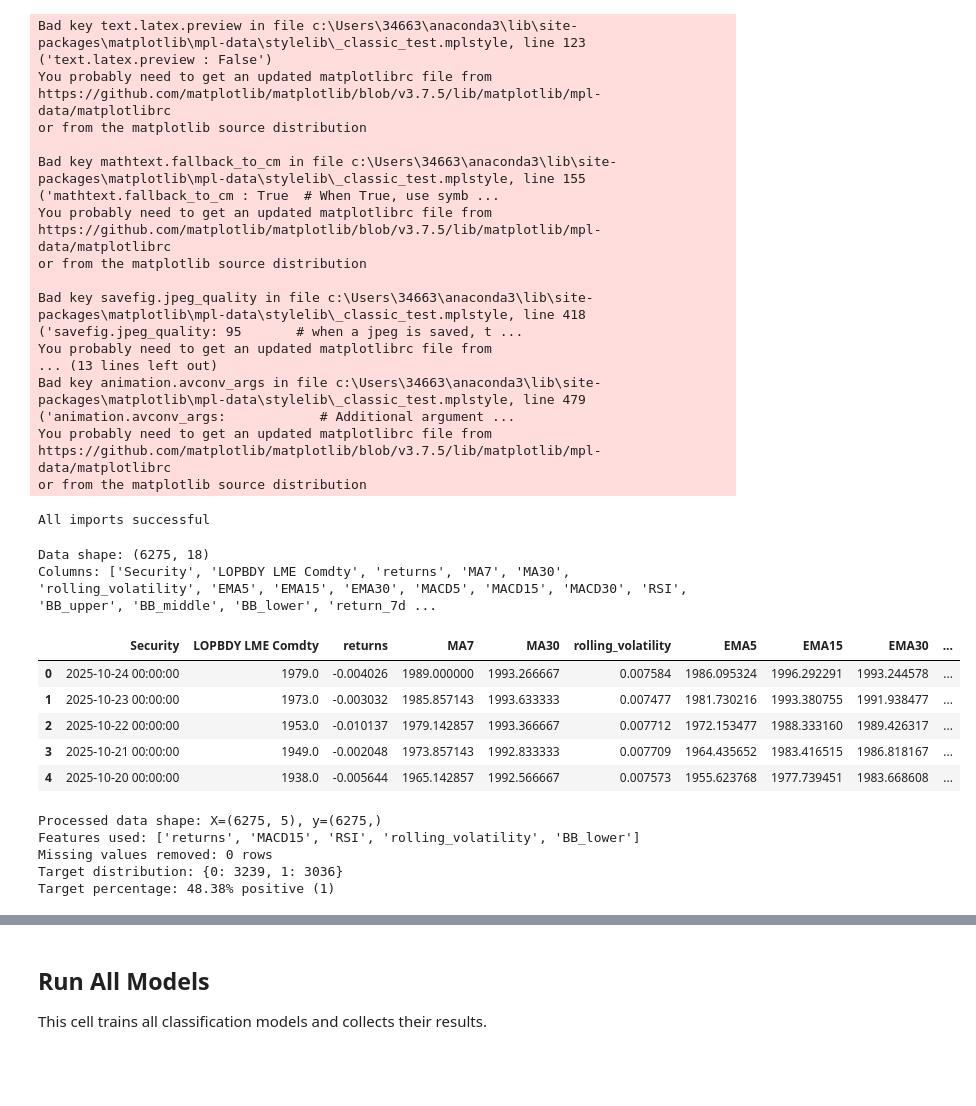
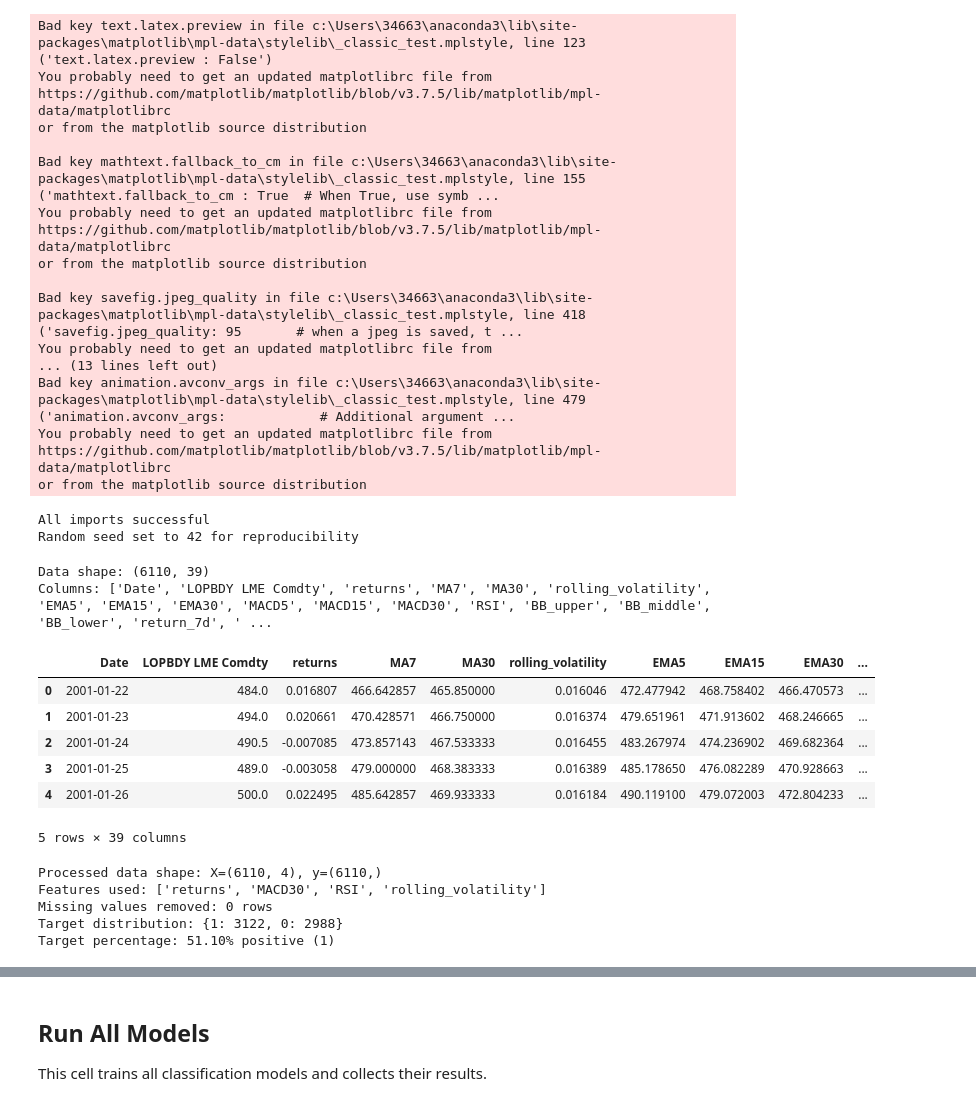
Before and after one commit to cg4761-cmyk/Project_Macro_Impact_On_Lead, a Jupyter notebook: notebooks/model_comparision_classification.ipynb, the cells around one changed output, grey strips where cells are left out. Drawn from its saved outputs; the diff is of its cells as text; code cells hidden in the pictures; blank space fills up the shorter version.

```diff
--- a/notebooks/model_comparision_classification.ipynb
+++ b/notebooks/model_comparision_classification.ipynb
@@ -56,7 +55,21 @@ from src.classification.clf_svm_knn import train_svm, train_knn
 from src.classification.clf_mlp import train_mlp
 from src.classification.clf_rnn import train_rnn
 
+# Set random seeds for reproducibility
+RANDOM_SEED = 42
+np.random.seed(RANDOM_SEED)
+# Also set Python's random seed
+import random
+random.seed(RANDOM_SEED)
+# Set TensorFlow random seed (if available)
+try:
+    import tensorflow as tf
+    tf.random.set_seed(RANDOM_SEED)
+except ImportError:
+    pass
+
 print("All imports successful")
+print(f"Random seed set to {RANDOM_SEED} for reproducibility")
 # %% [output]
 Bad key text.latex.preview in file c:\Users\34663\anaconda3\lib\site-packages\matplotlib\mpl-data\stylelib\_classic_test.mplstyle, line 123 ('text.latex.preview : False')
 You probably need to get an updated matplotlibrc file from
@@ -76,25 +89,27 @@ You probably need to get an updated matplotlibrc file from
 https://github.com/matplotlib/matplotlib/blob/v3.7.5/lib/matplotlib/mpl-data/matplotlibrc
 or from the matplotlib source distribution
 All imports successful
+Random seed set to 42 for reproducibility
 # %%
 # Load data
-df = pd.read_csv("data_processed/lopbdy_features.csv")
+df = pd.read_csv("data_processed/all_features_with_macro.csv")
 
 print(f"Data shape: {df.shape}")
 print(f"Columns: {df.columns.tolist()}")
 df.head()
 # %% [output]
-Data shape: (6275, 18)
-Columns: ['Security', 'LOPBDY LME Comdty', 'returns', 'MA7', 'MA30', 'rolling_volatility', 'EMA5', 'EMA15', 'EMA30', 'MACD5', 'MACD15', 'MACD30', 'RSI', 'BB_upper', 'BB_middle', 'BB_lower', 'return_7d ...
+Data shape: (6110, 39)
+Columns: ['Date', 'LOPBDY LME Comdty', 'returns', 'MA7', 'MA30', 'rolling_volatility', 'EMA5', 'EMA15', 'EMA30', 'MACD5', 'MACD15', 'MACD30', 'RSI', 'BB_upper', 'BB_middle', 'BB_lower', 'return_7d', ' ...
-|  | Security | LOPBDY LME Comdty | returns | MA7 | MA30 | rolling_volatility | EMA5 | EMA15 | EMA30 | ... |
-| 0 | 2025-10-24 00:00:00 | 1979.0 | -0.004026 | 1989.000000 | 1993.266667 | 0.007584 | 1986.095324 | 1996.292291 | 1993.244578 | ... |
-| 1 | 2025-10-23 00:00:00 | 1973.0 | -0.003032 | 1985.857143 | 1993.633333 | 0.007477 | 1981.730216 | 1993.380755 | 1991.938477 | ... |
-| 2 | 2025-10-22 00:00:00 | 1953.0 | -0.010137 | 1979.142857 | 1993.366667 | 0.007712 | 1972.153477 | 1988.333160 | 1989.426317 | ... |
-| 3 | 2025-10-21 00:00:00 | 1949.0 | -0.002048 | 1973.857143 | 1992.833333 | 0.007709 | 1964.435652 | 1983.416515 | 1986.818167 | ... |
-| 4 | 2025-10-20 00:00:00 | 1938.0 | -0.005644 | 1965.142857 | 1992.566667 | 0.007573 | 1955.623768 | 1977.739451 | 1983.668608 | ... |
+|  | Date | LOPBDY LME Comdty | returns | MA7 | MA30 | rolling_volatility | EMA5 | EMA15 | EMA30 | ... |
+| 0 | 2001-01-22 | 484.0 | 0.016807 | 466.642857 | 465.850000 | 0.016046 | 472.477942 | 468.758402 | 466.470573 | ... |
+| 1 | 2001-01-23 | 494.0 | 0.020661 | 470.428571 | 466.750000 | 0.016374 | 479.651961 | 471.913602 | 468.246665 | ... |
+| 2 | 2001-01-24 | 490.5 | -0.007085 | 473.857143 | 467.533333 | 0.016455 | 483.267974 | 474.236902 | 469.682364 | ... |
+| 3 | 2001-01-25 | 489.0 | -0.003058 | 479.000000 | 468.383333 | 0.016389 | 485.178650 | 476.082289 | 470.928663 | ... |
+| 4 | 2001-01-26 | 500.0 | 0.022495 | 485.642857 | 469.933333 | 0.016184 | 490.119100 | 479.072003 | 472.804233 | ... |
+5 rows × 39 columns
 # %%
 # Prepare features and target variable
-feature_cols = ['returns', 'MACD15', 'RSI', 'rolling_volatility', 'BB_lower']
+feature_cols = ['returns', 'MACD30', 'RSI', 'rolling_volatility']
 target_col = 'target'
 
 X = df[feature_cols].values
@@ -111,11 +126,11 @@ print(f"Missing values removed: {len(df) - len(X)} rows")
 print(f"Target distribution: {pd.Series(y).value_counts().to_dict()}")
 print(f"Target percentage: {y.mean()*100:.2f}% positive (1)")
 # %% [output]
-Processed data shape: X=(6275, 5), y=(6275,)
-Features used: ['returns', 'MACD15', 'RSI', 'rolling_volatility', 'BB_lower']
+Processed data shape: X=(6110, 4), y=(6110,)
+Features used: ['returns', 'MACD30', 'RSI', 'rolling_volatility']
 Missing values removed: 0 rows
-Target distribution: {0: 3239, 1: 3036}
-Target percentage: 48.38% positive (1)
+Target distribution: {1: 3122, 0: 2988}
+Target percentage: 51.10% positive (1)
 # %%
 # Time series train-test split
 train_X, train_y, test_X, test_y = train_test_split_time_series(X, y, test_size=0.2)
```
Also changed, not shown: parts of 10 cells of this notebook, 14 other files.
